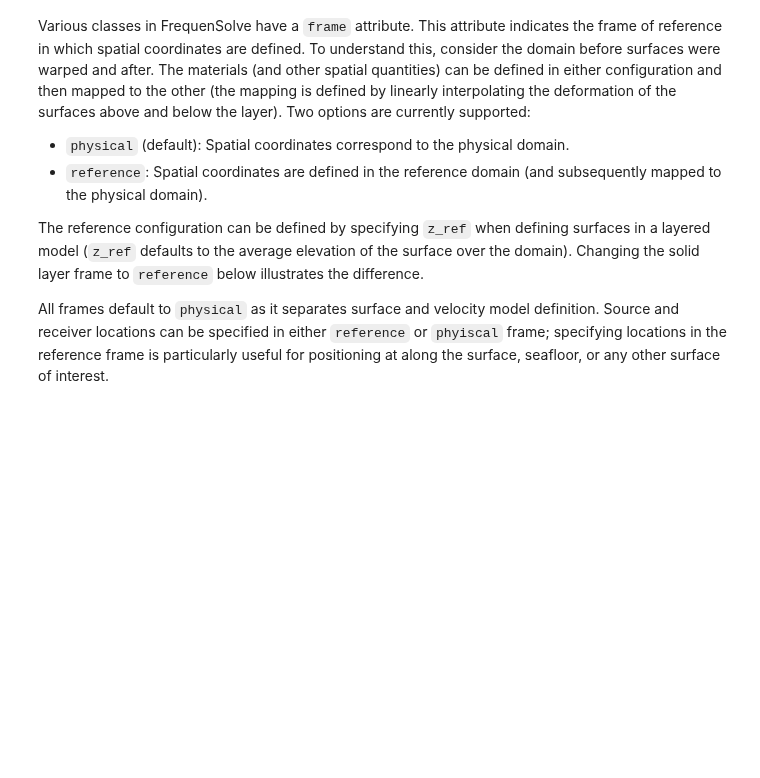
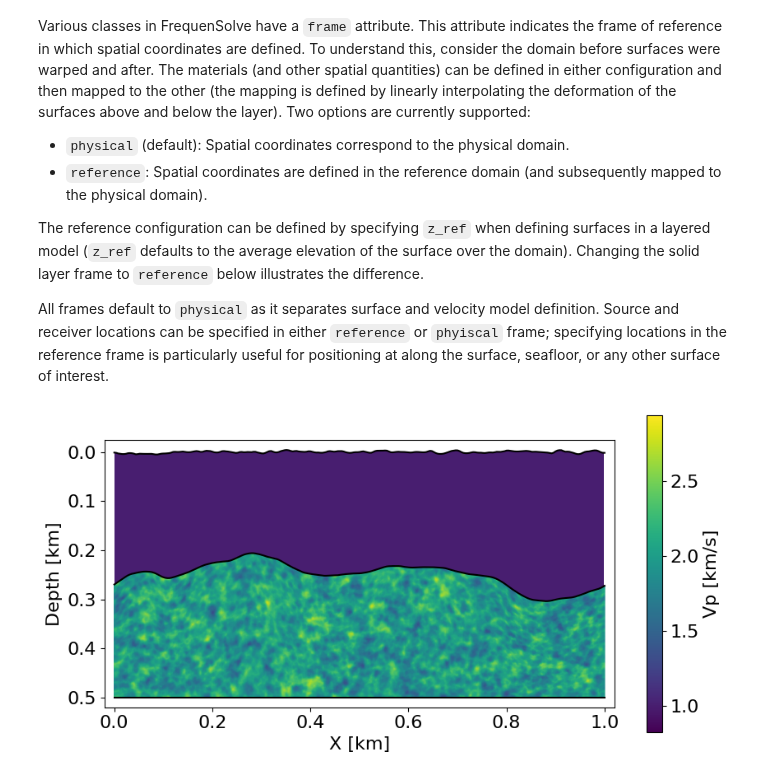
Before and after one commit to FrequenSol/FrequenSolve, a Jupyter notebook: examples/ex02_coupled.ipynb, the cells around one changed output. Cells and saved outputs as stored; diff of their text form; code cells hidden in the pictures; blank space fills up the shorter version.

```diff
--- a/examples/ex02_coupled.ipynb
+++ b/examples/ex02_coupled.ipynb
@@ -154,18 +165,20 @@ for positioning at along the surface, seafloor, or any other surface of interest
 # %%
 layer2.frame = "reference"
 model.plot(
     property = "Vp",
     resolution = [1000,1000],
     figsize = (10,5),
     fontsize = 16,
     aspect = "equal"
 )
 
 hydrophones = sim.acquisition.receiver_groups["surface_hydrophones"]
 hydrophones.frame = "reference"
 
-source = sim.acquisition.source_group
-source.frame = "reference"
+sources = sim.acquisition.source_groups
+sources.frame = "reference"
+# %% [output]
+[figure, added]
 # %%
 project.save()
 
```
Also changed, not shown: parts of 3 cells of this notebook, 4 other files.
